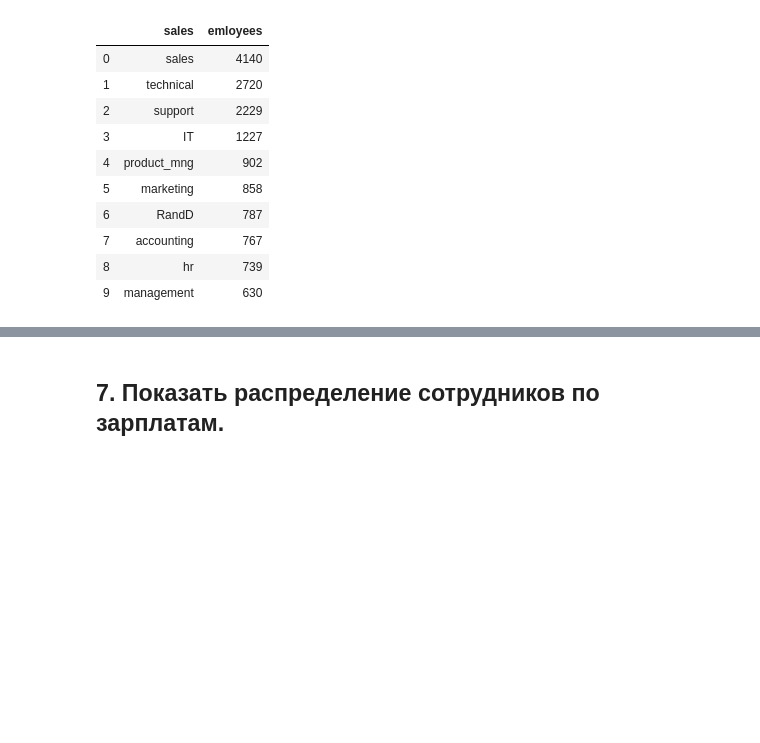
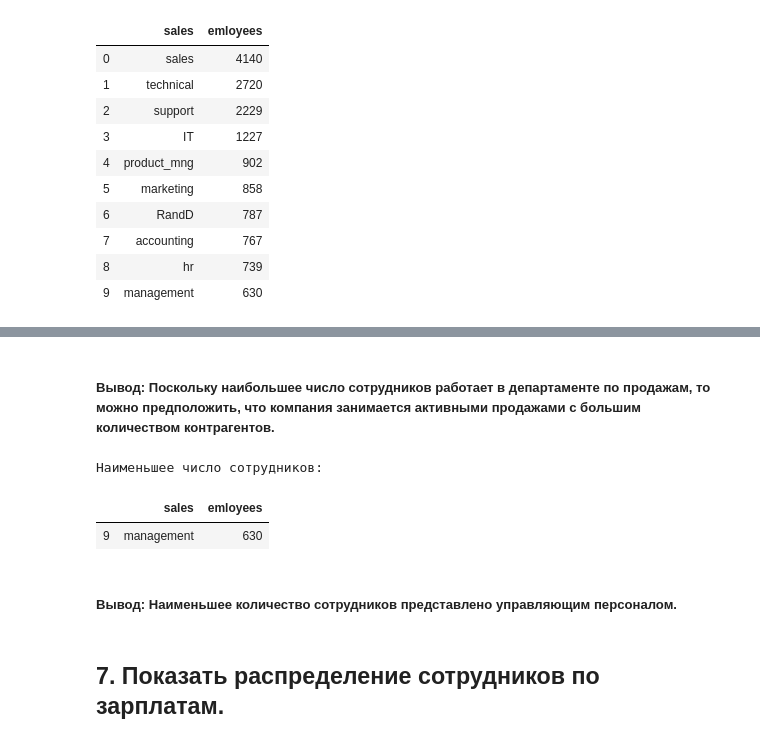
Before and after one commit to Natalya2383/python_basics_homework, a Jupyter notebook: 23_Дипломная работа_PYDA-8/Дипломная работа_PYDA-8_version2.ipynb, the cells around one changed output, grey strips where cells are left out. Cells and saved outputs as stored; diff of their text form; code cells hidden in the pictures; blank space fills up the shorter version.

```diff
--- a/23_Дипломная работа_PYDA-8/Дипломная работа_PYDA-8.ipynb
+++ b/23_Дипломная работа_PYDA-8/Дипломная работа_PYDA-8_version2.ipynb
@@ -216,3 +232,14 @@ emloyees_count
+# %% [markdown]
+##### Вывод: Поскольку наибольшее число сотрудников работает в департаменте по продажам, то можно предположить, что компания занимается активными продажами с большим количеством контрагентов.
+# %%
+print('Наименьшее число сотрудников:')
+emloyees_count.tail(1)
+# %% [output]
+Наименьшее число сотрудников:
+|  | sales | emloyees |
+| 9 | management | 630 |
+# %% [markdown]
+##### Вывод: Наименьшее количество сотрудников представлено управляющим персоналом.
 # %% [markdown]
 ## 7. Показать распределение сотрудников по зарплатам.
 # %%
```
Also changed, not shown: parts of 20 cells of this notebook.
